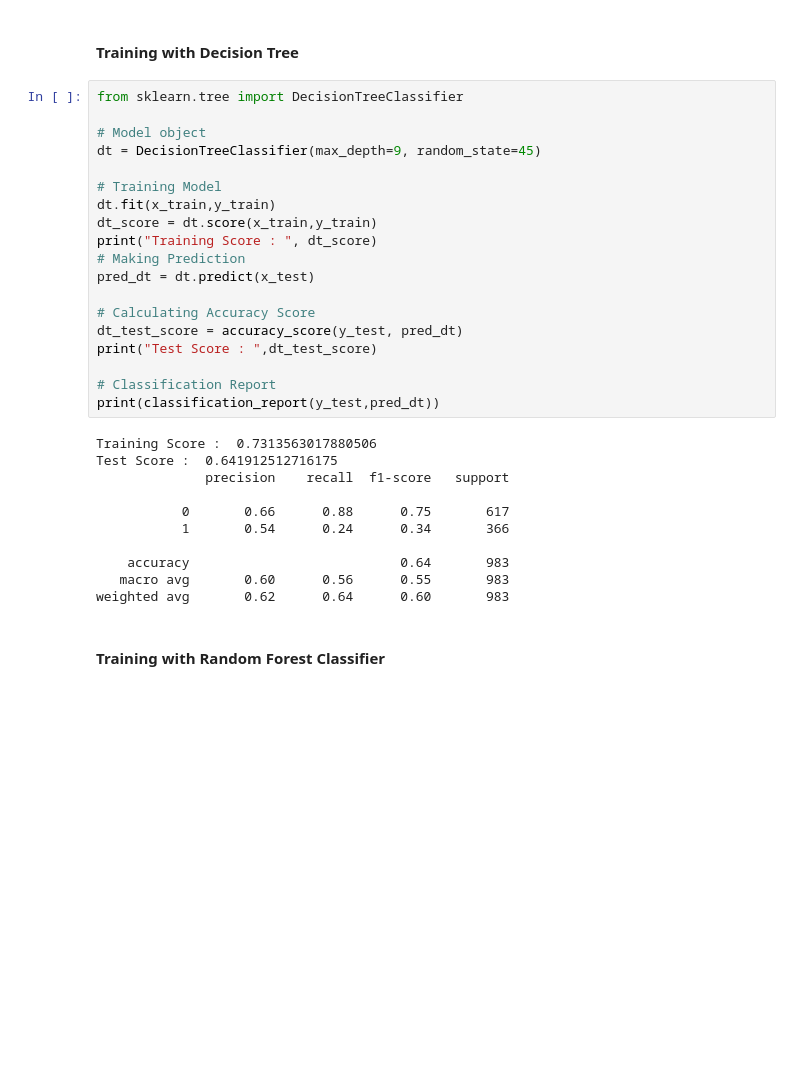
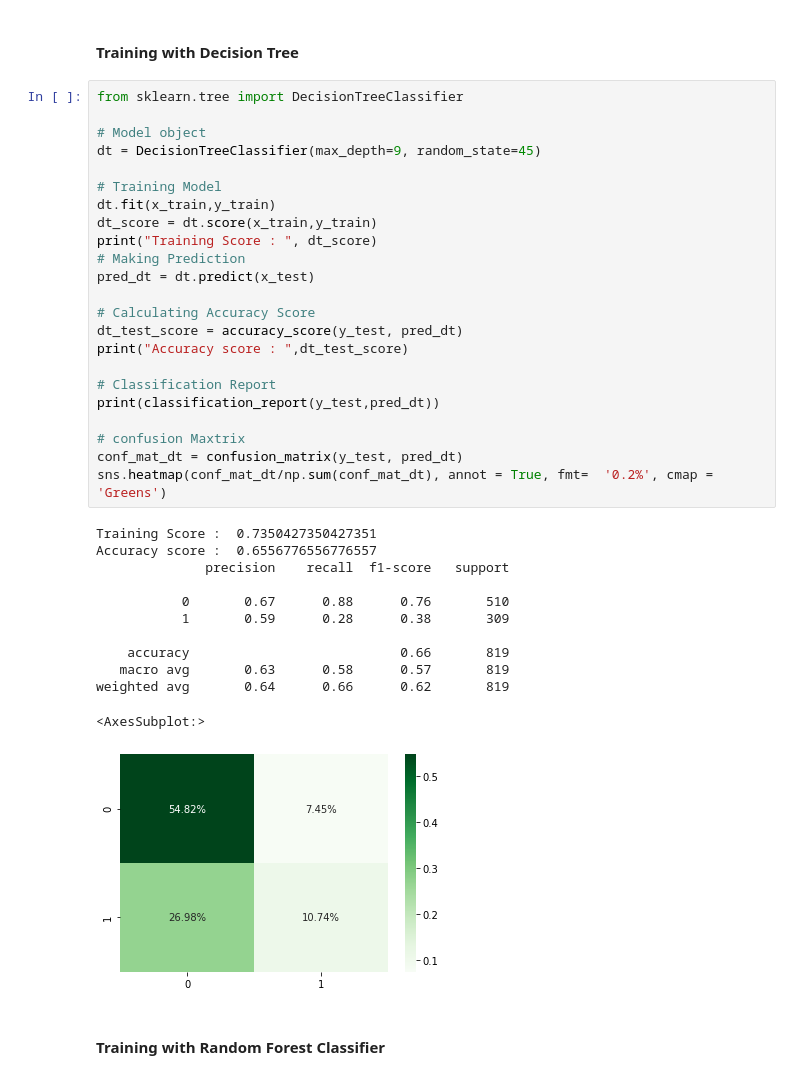
Before and after one commit to atiq-max/WaterPotability, a Jupyter notebook: Water Quality or Potability detection.ipynb, the cells around one changed output. Drawn from its saved outputs; the diff is of its cells as text; blank space fills up the shorter version.

```diff
--- a/Water Quality or Potability detection.ipynb
+++ b/Water Quality or Potability detection.ipynb
@@ -221,33 +227,39 @@ weighted avg       0.77      0.63      0.49       983
 # %%
 from sklearn.tree import DecisionTreeClassifier
 
 # Model object
 dt = DecisionTreeClassifier(max_depth=9, random_state=45)
 
 # Training Model
 dt.fit(x_train,y_train)
 dt_score = dt.score(x_train,y_train)
 print("Training Score : ", dt_score)
 # Making Prediction
 pred_dt = dt.predict(x_test)
 
 # Calculating Accuracy Score
 dt_test_score = accuracy_score(y_test, pred_dt)
-print("Test Score : ",dt_test_score)
+print("Accuracy score : ",dt_test_score)
 
 # Classification Report
 print(classification_report(y_test,pred_dt))
+
+# confusion Maxtrix
+conf_mat_dt = confusion_matrix(y_test, pred_dt)
+sns.heatmap(conf_mat_dt/np.sum(conf_mat_dt), annot = True, fmt=  '0.2%', cmap = 'Greens')
 # %% [output]
-Training Score :  0.7313563017880506
-Test Score :  0.641912512716175
+Training Score :  0.7350427350427351
+Accuracy score :  0.6556776556776557
               precision    recall  f1-score   support
 
-           0       0.66      0.88      0.75       617
-           1       0.54      0.24      0.34       366
+           0       0.67      0.88      0.76       510
+           1       0.59      0.28      0.38       309
 
-    accuracy                           0.64       983
-   macro avg       0.60      0.56      0.55       983
-weighted avg       0.62      0.64      0.60       983
+    accuracy                           0.66       819
+   macro avg       0.63      0.58      0.57       819
+weighted avg       0.64      0.66      0.62       819
+<AxesSubplot:>
+[figure, added]
 # %% [markdown]
 #### Training with Random Forest Classifier
 # %%
```
Also changed, not shown: parts of 10 cells of this notebook, 1 other file.
